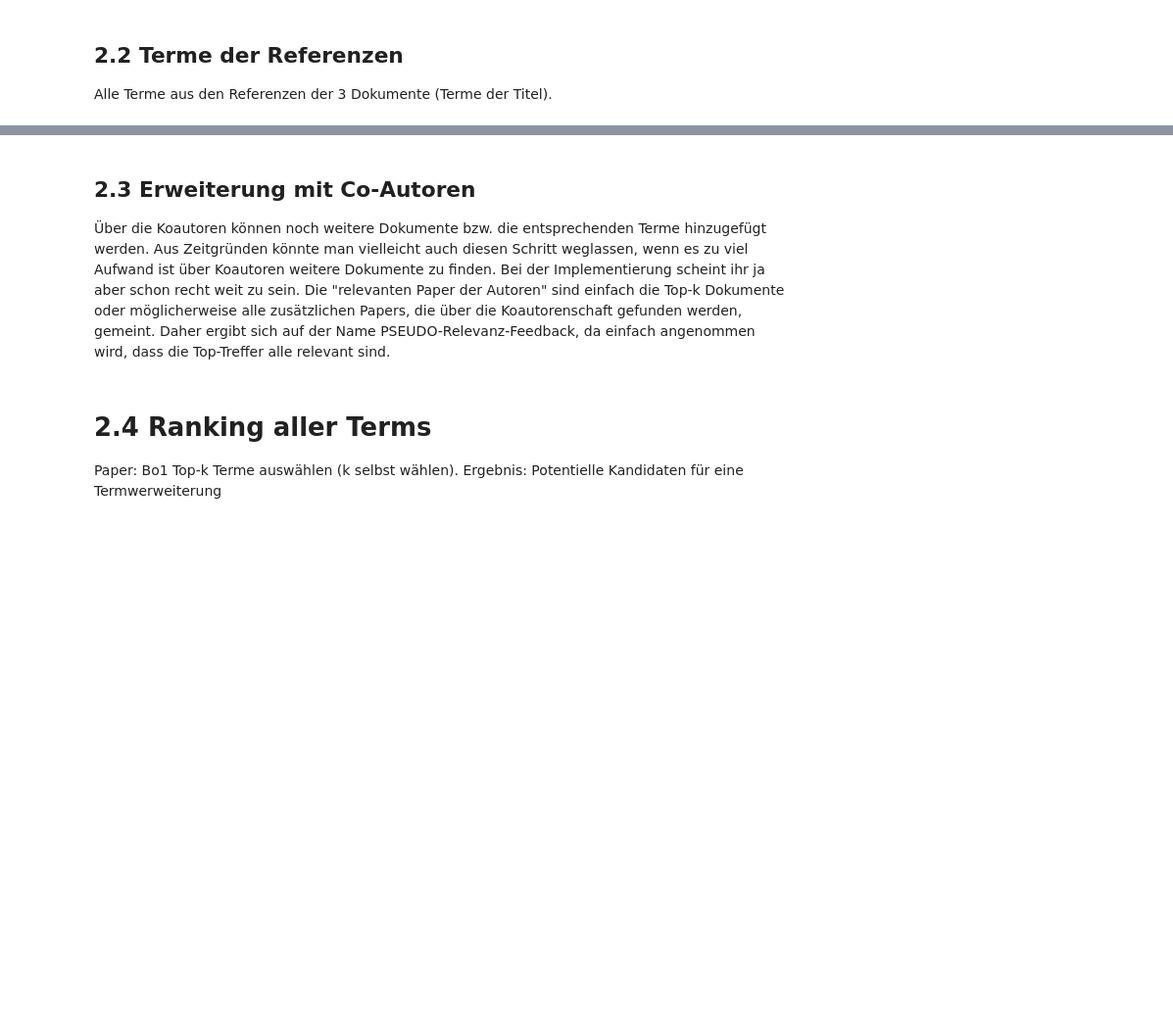
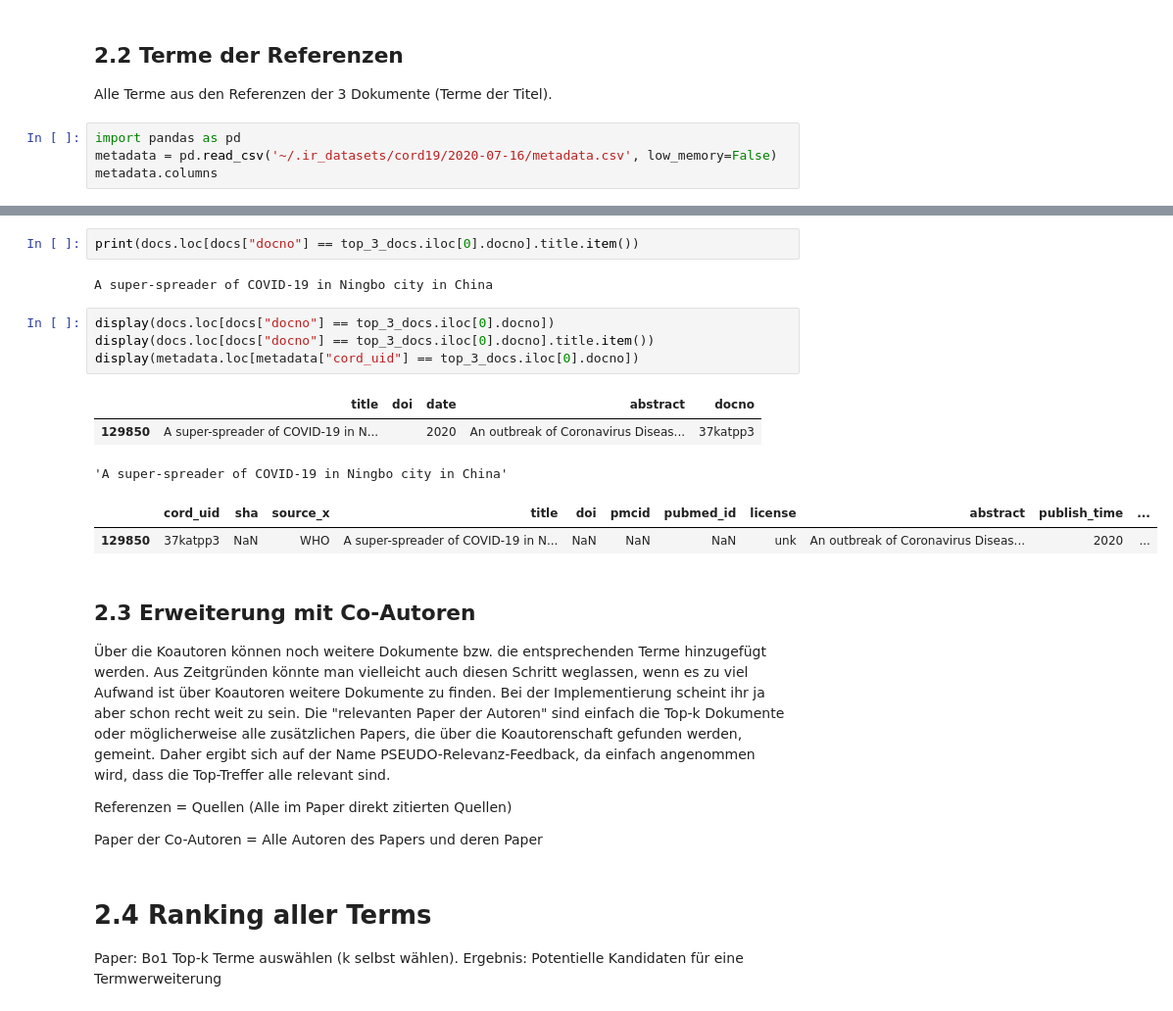
Before and after one commit to Trojan13/packgaabwir2022, a Jupyter notebook: approach.ipynb, the cells around one changed output, grey strips where cells are left out. Shown at 98% size. Drawn from its saved outputs; the diff is of its cells as text; blank space fills up the shorter version.

Commit message:
Added getting titles from references

```diff
--- a/approach.ipynb
+++ b/approach.ipynb
@@ -394,3 +376,7 @@ print(sorted_results)
 ## 2.2 Terme der Referenzen
 
 Alle Terme aus den Referenzen der 3 Dokumente (Terme der Titel).
+# %%
+import pandas as pd
+metadata = pd.read_csv('~/.ir_datasets/cord19/2020-07-16/metadata.csv', low_memory=False)
+metadata.columns
@@ -397,7 +448,25 @@ Alle Terme aus den Referenzen der 3 Dokumente (Terme der Titel).
+# %%
+print(docs.loc[docs["docno"] == top_3_docs.iloc[0].docno].title.item())
+# %% [output]
+A super-spreader of COVID-19 in Ningbo city in China
+# %%
+display(docs.loc[docs["docno"] == top_3_docs.iloc[0].docno])
+display(docs.loc[docs["docno"] == top_3_docs.iloc[0].docno].title.item())
+display(metadata.loc[metadata["cord_uid"] == top_3_docs.iloc[0].docno])
+# %% [output]
+|  | title | doi | date | abstract | docno |
+| 129850 | A super-spreader of COVID-19 in N... |  | 2020 | An outbreak of Coronavirus Diseas... | 37katpp3 |
+'A super-spreader of COVID-19 in Ningbo city in China'
+|  | cord_uid | sha | source_x | title | doi | pmcid | pubmed_id | license | abstract | publish_time | ... |
+| 129850 | 37katpp3 | NaN | WHO | A super-spreader of COVID-19 in N... | NaN | NaN | NaN | unk | An outbreak of Coronavirus Diseas... | 2020 | ... |
 # %% [markdown]
 ## 2.3 Erweiterung mit Co-Autoren
 
 Über die Koautoren können noch weitere Dokumente bzw. die entsprechenden Terme hinzugefügt werden. Aus Zeitgründen könnte man vielleicht auch diesen Schritt weglassen, wenn es zu viel Aufwand ist über Koautoren weitere Dokumente zu finden. Bei der Implementierung scheint ihr ja aber schon recht weit zu sein. Die "relevanten Paper der Autoren" sind einfach die Top-k Dokumente oder möglicherweise alle zusätzlichen Papers, die über die Koautorenschaft gefunden werden, gemeint. Daher ergibt sich auf der Name PSEUDO-Relevanz-Feedback, da einfach angenommen wird, dass die Top-Treffer alle relevant sind.
+
+Referenzen = Quellen (Alle im Paper direkt zitierten Quellen)
+
+Paper der Co-Autoren = Alle Autoren des Papers und deren Paper
 # %% [markdown]
 # 2.4 Ranking aller Terms
 
```
Also changed, not shown: parts of 17 cells of this notebook, 1 other file.
